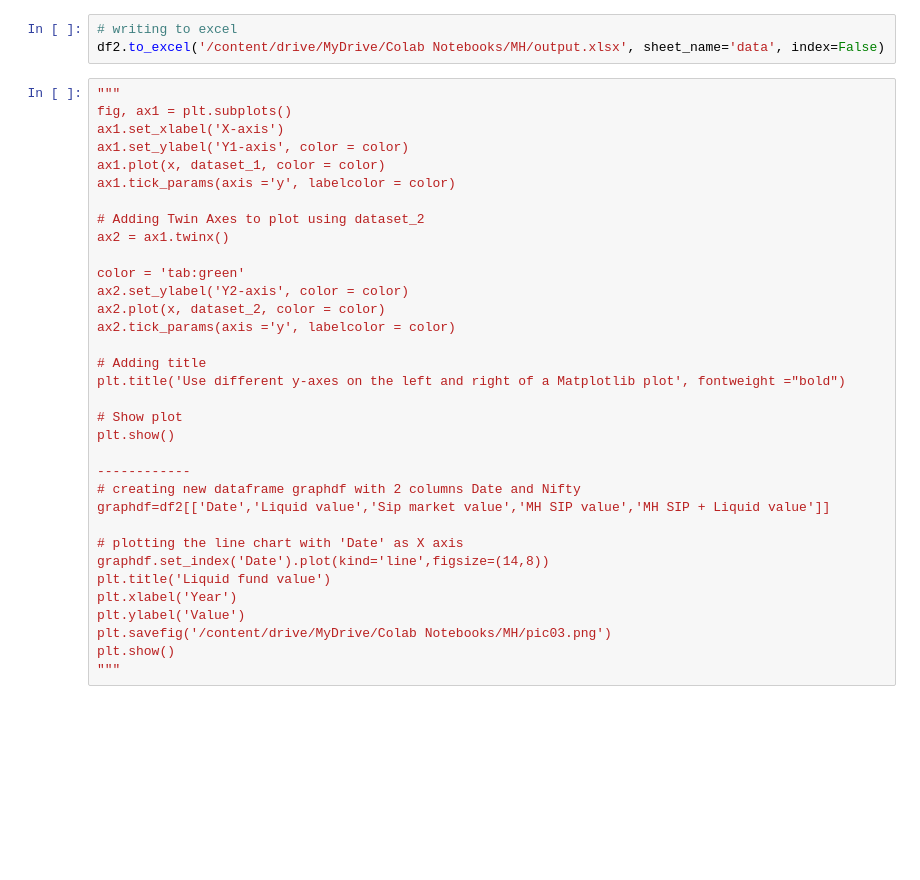
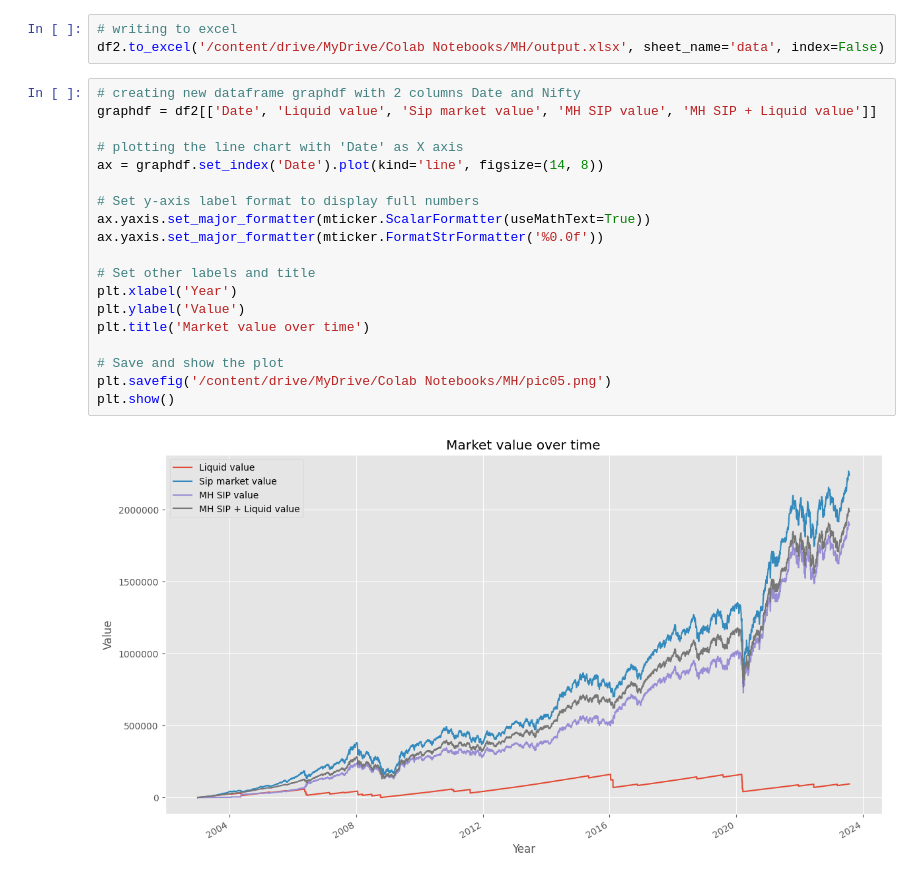
Before and after one commit to bipinr8/MH_cash_deployment, a Jupyter notebook: Morgan_Housel_Cash_deployment_strategy.ipynb, the cells around one changed output. Drawn from its saved outputs; the diff is of its cells as text; blank space fills up the shorter version.

```diff
--- a/Morgan_Housel_Cash_deployment_strategy.ipynb
+++ b/Morgan_Housel_Cash_deployment_strategy.ipynb
@@ -262,36 +300,23 @@ plt.show()
 # writing to excel
 df2.to_excel('/content/drive/MyDrive/Colab Notebooks/MH/output.xlsx', sheet_name='data', index=False)
 # %%
-"""
-fig, ax1 = plt.subplots()
-ax1.set_xlabel('X-axis')
-ax1.set_ylabel('Y1-axis', color = color)
-ax1.plot(x, dataset_1, color = color)
-ax1.tick_params(axis ='y', labelcolor = color)
-
-# Adding Twin Axes to plot using dataset_2
-ax2 = ax1.twinx()
-
-color = 'tab:green'
-ax2.set_ylabel('Y2-axis', color = color)
-ax2.plot(x, dataset_2, color = color)
-ax2.tick_params(axis ='y', labelcolor = color)
-
-# Adding title
-plt.title('Use different y-axes on the left and right of a Matplotlib plot', fontweight ="bold")
-
-# Show plot
-plt.show()
-
-------------
 # creating new dataframe graphdf with 2 columns Date and Nifty
-graphdf=df2[['Date','Liquid value','Sip market value','MH SIP value','MH SIP + Liquid value']]
+graphdf = df2[['Date', 'Liquid value', 'Sip market value', 'MH SIP value', 'MH SIP + Liquid value']]
 
 # plotting the line chart with 'Date' as X axis
-graphdf.set_index('Date').plot(kind='line',figsize=(14,8))
-plt.title('Liquid fund value')
+ax = graphdf.set_index('Date').plot(kind='line', figsize=(14, 8))
+
+# Set y-axis label format to display full numbers
+ax.yaxis.set_major_formatter(mticker.ScalarFormatter(useMathText=True))
+ax.yaxis.set_major_formatter(mticker.FormatStrFormatter('%0.0f'))
+
+# Set other labels and title
 plt.xlabel('Year')
 plt.ylabel('Value')
-plt.savefig('/content/drive/MyDrive/Colab Notebooks/MH/pic03.png')
+plt.title('Market value over time')
+
+# Save and show the plot
+plt.savefig('/content/drive/MyDrive/Colab Notebooks/MH/pic05.png')
 plt.show()
-"""
+# %% [output]
+[figure, added]
```
Also changed, not shown: parts of 7 cells of this notebook.
